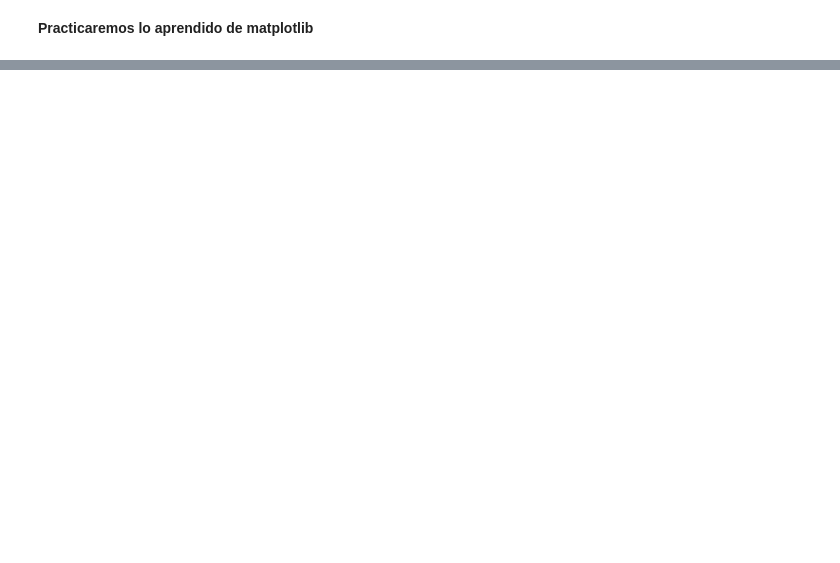
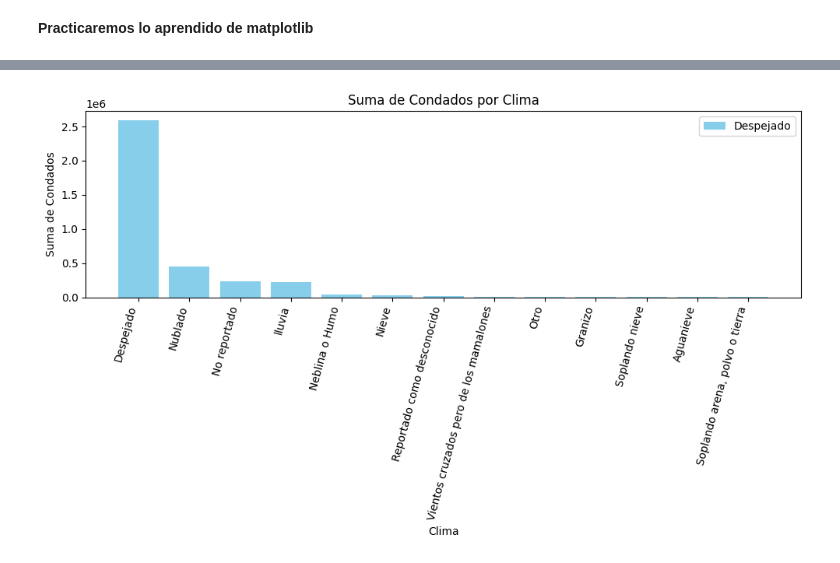
Before and after one commit to mateo469/curso_python_2025_2026, a Jupyter notebook: Matplotlib/Practica.ipynb, the cells around one changed output, grey strips where cells are left out. Drawn from its saved outputs; the diff is of its cells as text; code cells hidden in the pictures; blank space fills up the shorter version.

```diff
--- a/Matplotlib/Practica.ipynb
+++ b/Matplotlib/Practica.ipynb
@@ -41 +26,6 @@ df.head()
 5 rows × 42 columns
+# %%
+#Eliminacion de columna
+Eliminada = df.drop(columns=['Estado', 'Personas _no_vehiculos',
+                             'Vehiculos automotores','NombreCondado'], inplace=False)
+Eliminada
@@ -41,0 +65,4 @@ df.head()
+# %%
+grupo_Clima = Eliminada.groupby('Clima')['Condado'].sum().reset_index()
+grupo_Clima = grupo_Clima.sort_values(by='Condado', ascending=False)
+grupo_Clima
@@ -41,0 +84,21 @@ df.head()
+# %%
+import matplotlib.pyplot as plt
+
+# Ordenar de mayor a menor por 'Condado'
+grupo_Clima = grupo_Clima.sort_values(by='Condado', ascending=False)
+
+# Gráfica de barras
+plt.figure(figsize=(10,6))
+plt.bar(grupo_Clima['Clima'], grupo_Clima['Condado'], color='skyblue')
+
+# Etiquetas y título
+plt.xlabel('Clima')
+plt.ylabel('Suma de Condados')
+plt.title('Suma de Condados por Clima')
+plt.legend(grupo_Clima['Clima'], loc='upper right')#Mostrar la leyenda
+plt.xticks(rotation=75, ha='right')  # Rotar etiquetas para mejor lectura
+plt.tight_layout()
+
+plt.show()
+# %% [output]
+[figure, added]
```
Also changed, not shown: parts of 10 cells of this notebook, 22 other files.
